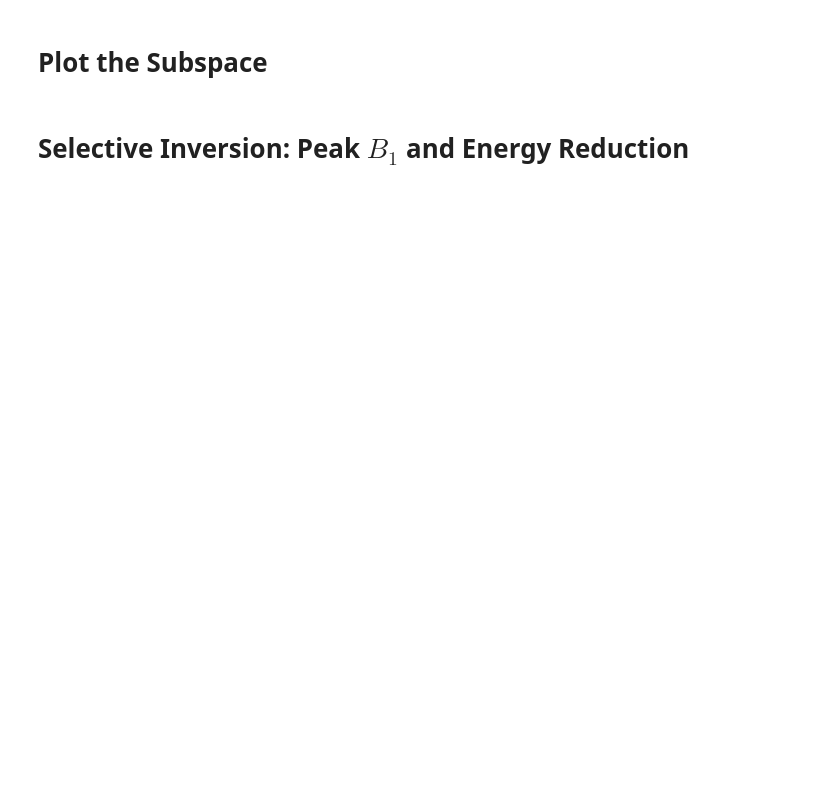
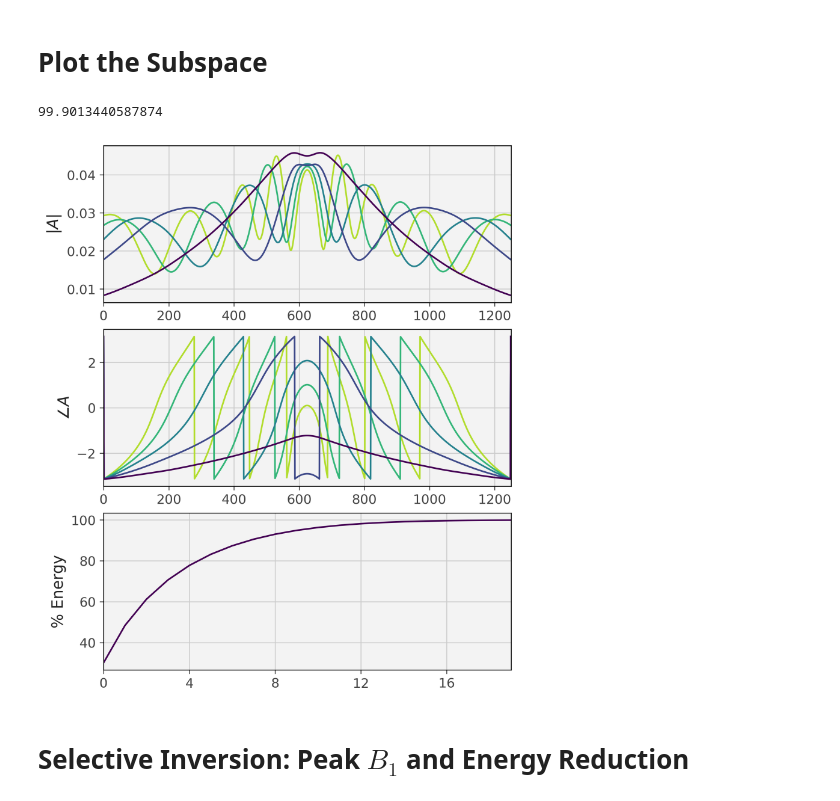
Before and after one commit to AdaptiveMRILab/constrained_inversion_mrm, a Jupyter notebook: plot_pulses.ipynb, the cells around one changed output. Drawn from its saved outputs; the diff is of its cells as text; code cells hidden in the pictures; blank space fills up the shorter version.

```diff
--- a/plot_pulses.ipynb
+++ b/plot_pulses.ipynb
@@ -33,6 +33,42 @@ cmap = mcolors.LinearSegmentedColormap.from_list('truncated_viridis', cmp(np.lin
 colors = [cmap(0.0), cmap(0.5), cmap(0.9)]
 # %% [markdown]
 # Plot the Subspace
+# %%
+data_dir = 'data/sel_20250313_073618/'
+data_file = os.path.join(data_dir, 'pulse_000.h5')
+
+rank_plot = 5
+rank = 20
+basis_colors = cmap(np.linspace(0.0, 0.9, rank_plot))
+
+with h5py.File(data_file,'r') as F:
+    basis = np.array(F['basis'], dtype=np.complex128)
+    s = np.array(F['s'], dtype=np.float64)
+cumulative_energy = 100*np.cumsum(s)/np.sum(s)
+print(cumulative_energy[rank])
+
+fig,ax = plt.subplots(3, 1, figsize=(6,7), dpi=300, constrained_layout=True)
+for b in range(rank_plot-1,-1,-1):
+    ax[0].plot(np.abs(basis[:,b]), color=basis_colors[b])
+    ax[0].set_xlim(0, basis.shape[0])
+    ax[1].plot(np.angle(basis[:,b]), color=basis_colors[b])
+    ax[1].set_xlim(0, basis.shape[0])
+ax[0].grid()
+ax[0].set_ylabel(r'$|A|$')
+ax[1].grid()
+ax[1].set_ylabel(r'$\angle{A}$')
+ax[2].plot(cumulative_energy[:rank], color=basis_colors[0])
+ax[2].set_xlim(0, rank-1)
+ax[2].set_ylabel(r'$\mathrm{\%\ Energy}$')
+ax[2].set_xticks(np.arange(0, rank, 4))
+ax[2].grid()
+
+figfile = os.path.join(data_dir, 'figure_subspace_%d.png'%(use_tex))
+plt.savefig(figfile)
+plt.show()
+# %% [output]
+99.9013440587874
+[figure, added]
 # %% [markdown]
 # Selective Inversion: Peak $B_1$ and Energy Reduction
 # %%
```
Also changed, not shown: parts of 1 cell of this notebook, 2 other files.
